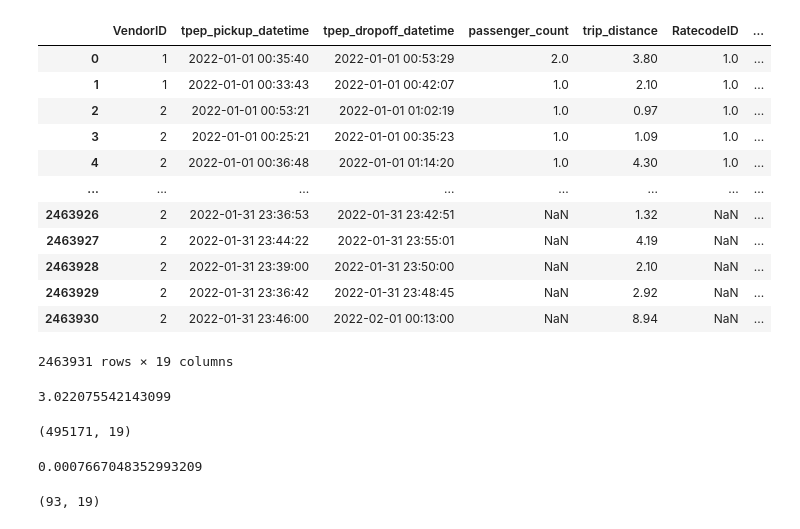
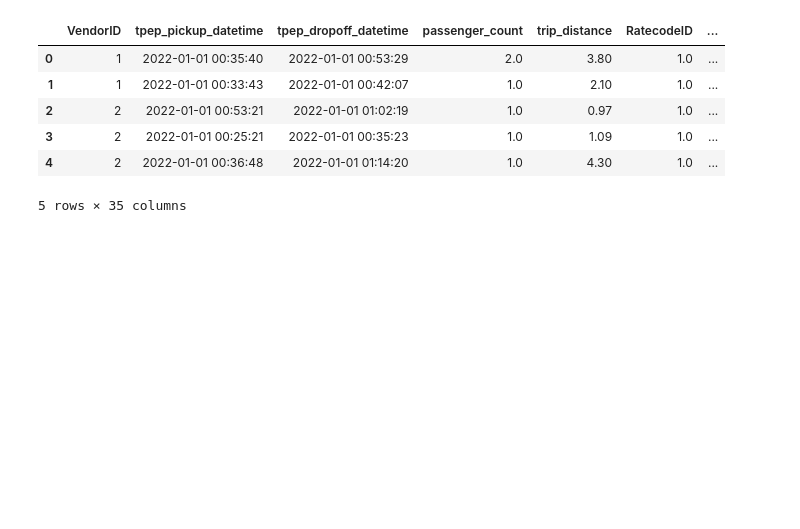
Before and after one commit to linglingec/NYC-Taxi-Project, a Jupyter notebook: Jonas_code/exp_data_analysis_jonas.ipynb, the cells around one changed output. Cells and saved outputs as stored; diff of their text form; code cells hidden in the pictures; blank space fills up the shorter version.

```diff
--- a/Jonas_code/exp_data_analysis_jonas.ipynb
+++ b/Jonas_code/exp_data_analysis_jonas.ipynb
@@ -9 +24,4 @@ df = pd.read_parquet(parquet_file_path, engine='pyarrow')
+# %%
+# getting just the jan data
+df = pd.read_parquet('yellow_tripdata_2022-01 (1).parquet', engine='pyarrow')
 # %%
@@ -21,32 +105,10 @@ df.describe()
 # %%
-df
+df.head()
 # %% [output]
 |  | VendorID | tpep_pickup_datetime | tpep_dropoff_datetime | passenger_count | trip_distance | RatecodeID | ... |
 | 0 | 1 | 2022-01-01 00:35:40 | 2022-01-01 00:53:29 | 2.0 | 3.80 | 1.0 | ... |
 | 1 | 1 | 2022-01-01 00:33:43 | 2022-01-01 00:42:07 | 1.0 | 2.10 | 1.0 | ... |
 | 2 | 2 | 2022-01-01 00:53:21 | 2022-01-01 01:02:19 | 1.0 | 0.97 | 1.0 | ... |
 | 3 | 2 | 2022-01-01 00:25:21 | 2022-01-01 00:35:23 | 1.0 | 1.09 | 1.0 | ... |
 | 4 | 2 | 2022-01-01 00:36:48 | 2022-01-01 01:14:20 | 1.0 | 4.30 | 1.0 | ... |
-| ... | ... | ... | ... | ... | ... | ... | ... |
-| 2463926 | 2 | 2022-01-31 23:36:53 | 2022-01-31 23:42:51 | NaN | 1.32 | NaN | ... |
-| 2463927 | 2 | 2022-01-31 23:44:22 | 2022-01-31 23:55:01 | NaN | 4.19 | NaN | ... |
-| 2463928 | 2 | 2022-01-31 23:39:00 | 2022-01-31 23:50:00 | NaN | 2.10 | NaN | ... |
-| 2463929 | 2 | 2022-01-31 23:36:42 | 2022-01-31 23:48:45 | NaN | 2.92 | NaN | ... |
-| 2463930 | 2 | 2022-01-31 23:46:00 | 2022-02-01 00:13:00 | NaN | 8.94 | NaN | ... |
-2463931 rows × 19 columns
+5 rows × 35 columns
-# %%
-df[df['payment_type']==1].loc[:,'tip_amount'].mean()
-# %% [output]
-3.022075542143099
-# %%
-df[df['payment_type']==2].shape
-# %% [output]
-(495171, 19)
-# %%
-df[df['payment_type']==2].loc[:,'tip_amount'].mean()
-# %% [output]
-0.0007667048352993209
-# %%
-df[(df['payment_type']==2)&(df['tip_amount']!=0)].shape
-# %% [output]
-(93, 19)
```
Also changed, not shown: parts of 20 cells of this notebook.
